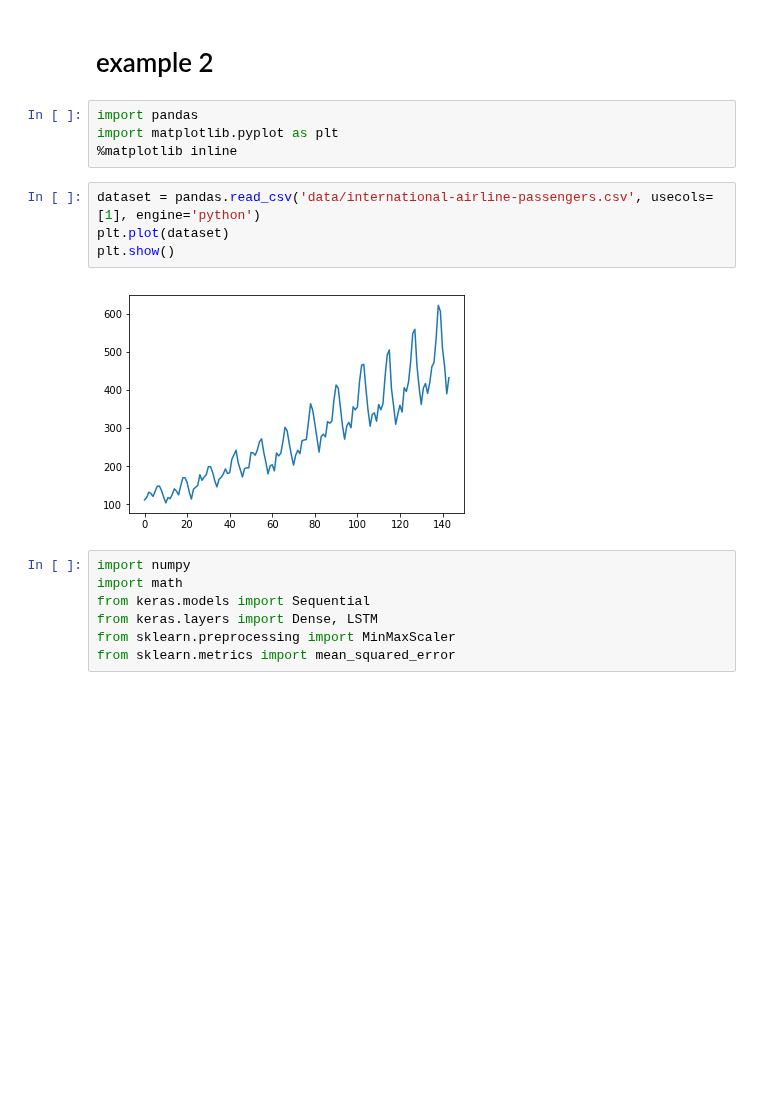
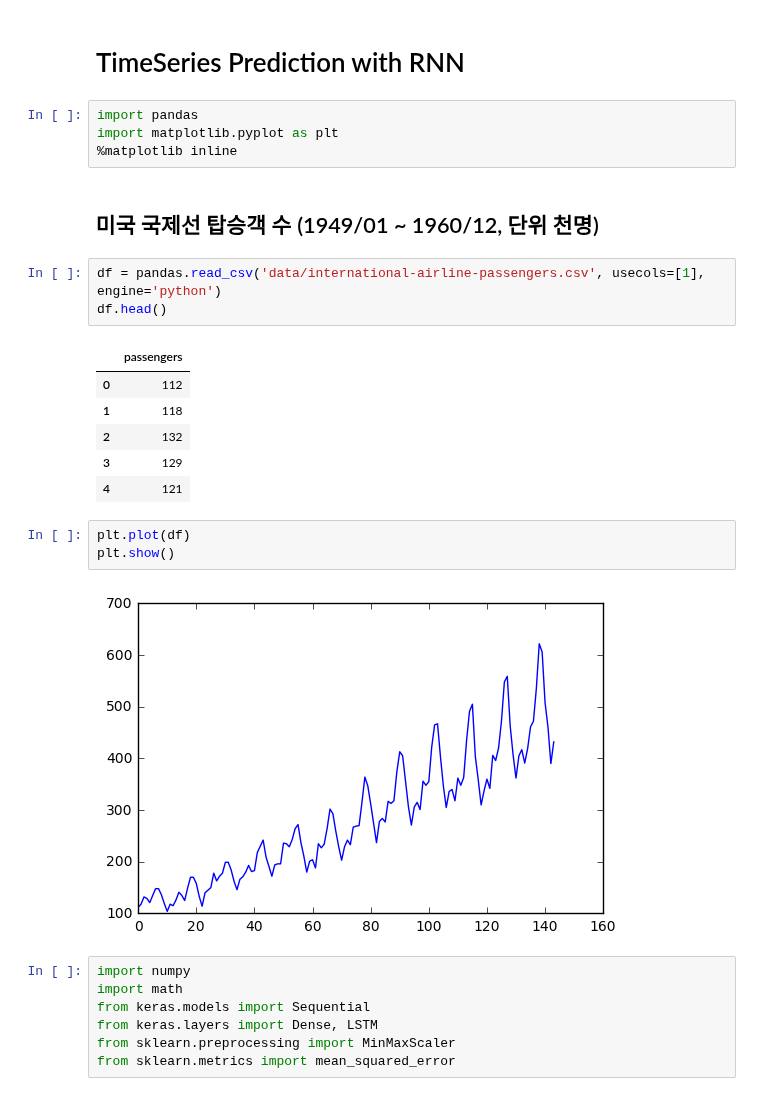
Before and after one commit to woosa7/PythonDataAnalytics, a Jupyter notebook: Tensorflow/RNN_Regression1.ipynb, the cells around one changed output. Cells and saved outputs as stored; diff of their text form; blank space fills up the shorter version.

```diff
--- a/Tensorflow/RNN_Regression1.ipynb
+++ b/Tensorflow/RNN_Regression1.ipynb
@@ -117,15 +1,26 @@ plt.legend(["Prediction 0", "Prediction 1", "Test 0", "Test 1"])
-# %% [markdown]
-# example 2
+# %% [markdown]
+# TimeSeries Prediction with RNN
 # %%
 import pandas
 import matplotlib.pyplot as plt
 %matplotlib inline
+# %% [markdown]
+## 미국 국제선 탑승객 수 (1949/01 ~ 1960/12, 단위 천명)
 # %%
-dataset = pandas.read_csv('data/international-airline-passengers.csv', usecols=[1], engine='python')
-plt.plot(dataset)
-plt.show()
+df = pandas.read_csv('data/international-airline-passengers.csv', usecols=[1], engine='python')
+df.head()
 # %% [output]
-[figure, removed]
+|  | passengers |
+| 0 | 112 |
+| 1 | 118 |
+| 2 | 132 |
+| 3 | 129 |
+| 4 | 121 |
+# %%
+plt.plot(df)
+plt.show()
+# %% [output]
+[figure, added]
 # %%
 import numpy
 import math
```
Also changed, not shown: parts of 43 cells of this notebook.
